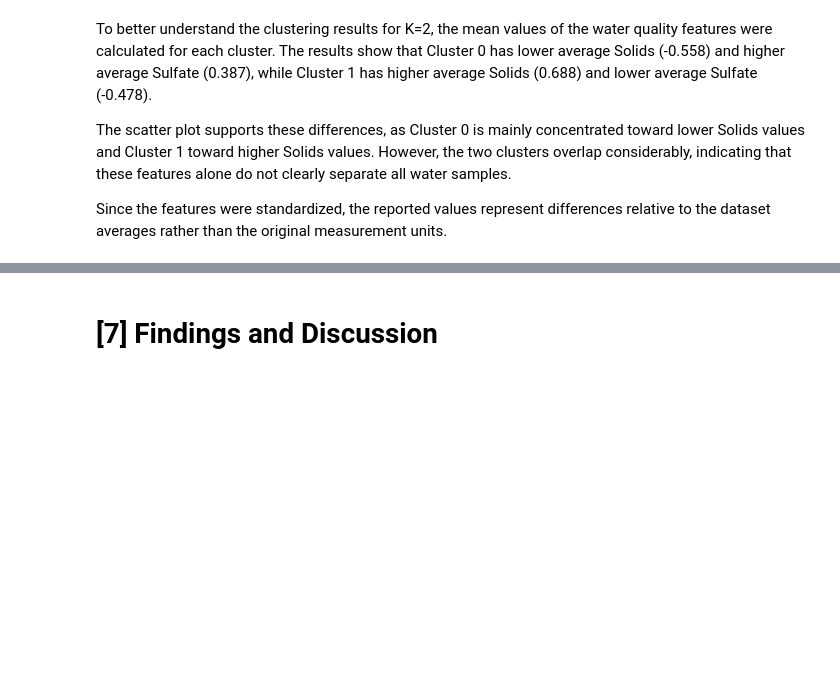
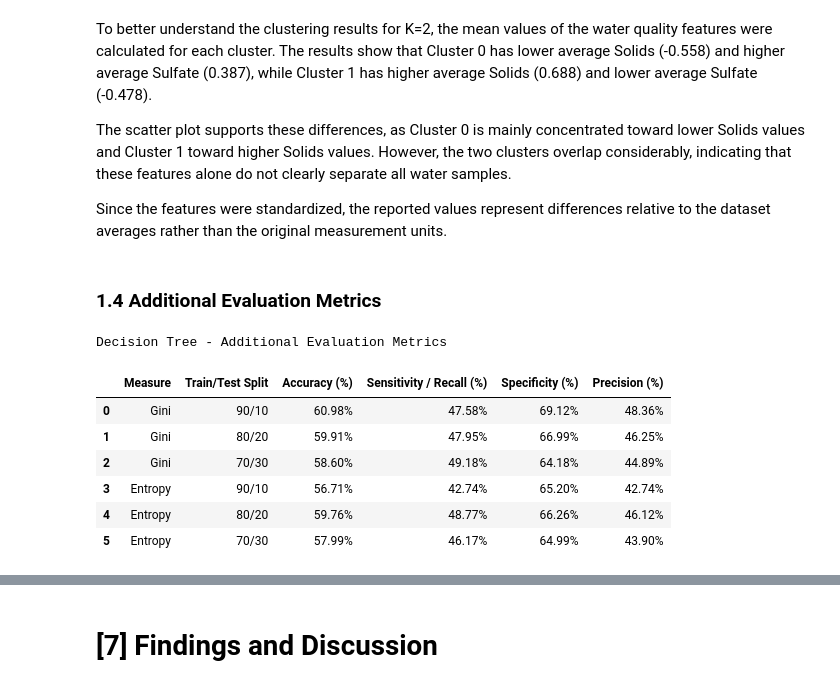
Before and after one commit to shadenaalghannam/Data_Mining_Project_Group2, a Jupyter notebook: Reports/Phase3.ipynb, the cells around one changed output, grey strips where cells are left out. Cells and saved outputs as stored; diff of their text form; code cells hidden in the pictures; blank space fills up the shorter version.

```diff
--- a/Reports/Phase3.ipynb
+++ b/Reports/Phase3.ipynb
@@ -1275,3 +1277,46 @@ To better understand the clustering results for K=2, the mean values of the wate
 The scatter plot supports these differences, as Cluster 0 is mainly concentrated toward lower Solids values and Cluster 1 toward higher Solids values. However, the two clusters overlap considerably, indicating that these features alone do not clearly separate all water samples.
 
 Since the features were standardized, the reported values represent differences relative to the dataset averages rather than the original measurement units.
+# %% [markdown]
+### 1.4 Additional Evaluation Metrics
+# %%
+results = []
+
+for criterion in ["gini", "entropy"]:
+    for split_name, test_size in [("90/10", 0.1), ("80/20", 0.2), ("70/30", 0.3)]:
+
+        X_train, X_test, y_train, y_test = train_test_split(
+            X, y, test_size=test_size, random_state=42)
+
+        model = DecisionTreeClassifier(
+            criterion=criterion, random_state=42)
+        model.fit(X_train, y_train)
+        y_pred = model.predict(X_test)
+
+        tn, fp, fn, tp = confusion_matrix(y_test, y_pred).ravel()
+
+        results.append({
+            "Measure": criterion.capitalize(),
+            "Train/Test Split": split_name,
+            "Accuracy (%)": (tp + tn) / (tp + tn + fp + fn) * 100,
+            "Sensitivity / Recall (%)": tp / (tp + fn) * 100,
+            "Specificity (%)": tn / (tn + fp) * 100,
+            "Precision (%)": tp / (tp + fp) * 100})
+
+metrics_table = pd.DataFrame(results)
+metric_columns = ["Accuracy (%)", "Sensitivity / Recall (%)", "Specificity (%)", "Precision (%)"]
+
+display(
+    metrics_table.style
+    .format({column: "{:.2f}%" for column in metric_columns})
+    .set_caption("Decision Tree - Additional Evaluation Metrics")
+)
+# %% [output]
+Decision Tree - Additional Evaluation Metrics
+|  | Measure | Train/Test Split | Accuracy (%) | Sensitivity / Recall (%) | Specificity (%) | Precision (%) |
+| 0 | Gini | 90/10 | 60.98% | 47.58% | 69.12% | 48.36% |
+| 1 | Gini | 80/20 | 59.91% | 47.95% | 66.99% | 46.25% |
+| 2 | Gini | 70/30 | 58.60% | 49.18% | 64.18% | 44.89% |
+| 3 | Entropy | 90/10 | 56.71% | 42.74% | 65.20% | 42.74% |
+| 4 | Entropy | 80/20 | 59.76% | 48.77% | 66.26% | 46.12% |
+| 5 | Entropy | 70/30 | 57.99% | 46.17% | 64.99% | 43.90% |
```
Also changed, not shown: parts of 2 cells of this notebook.
